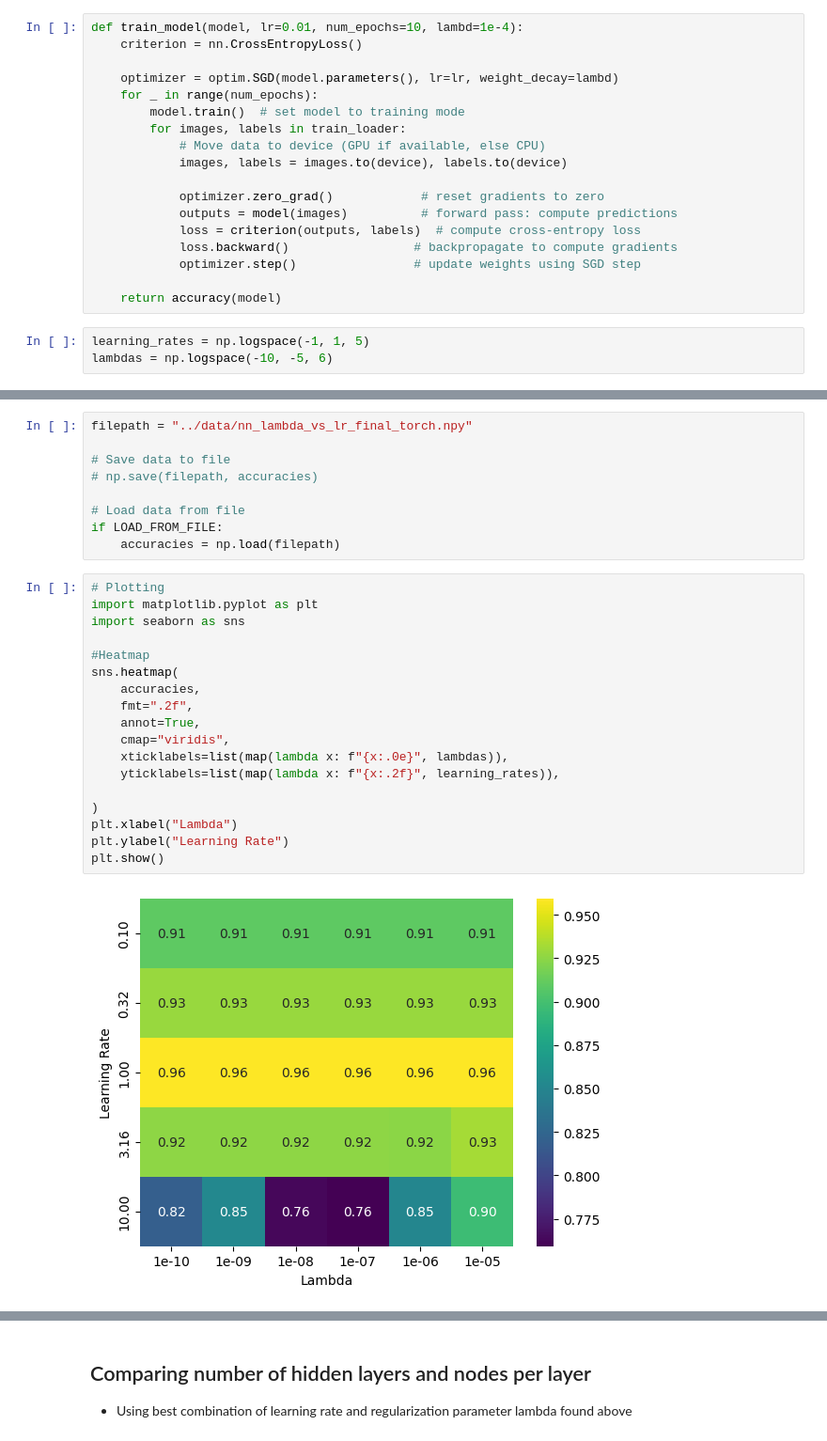
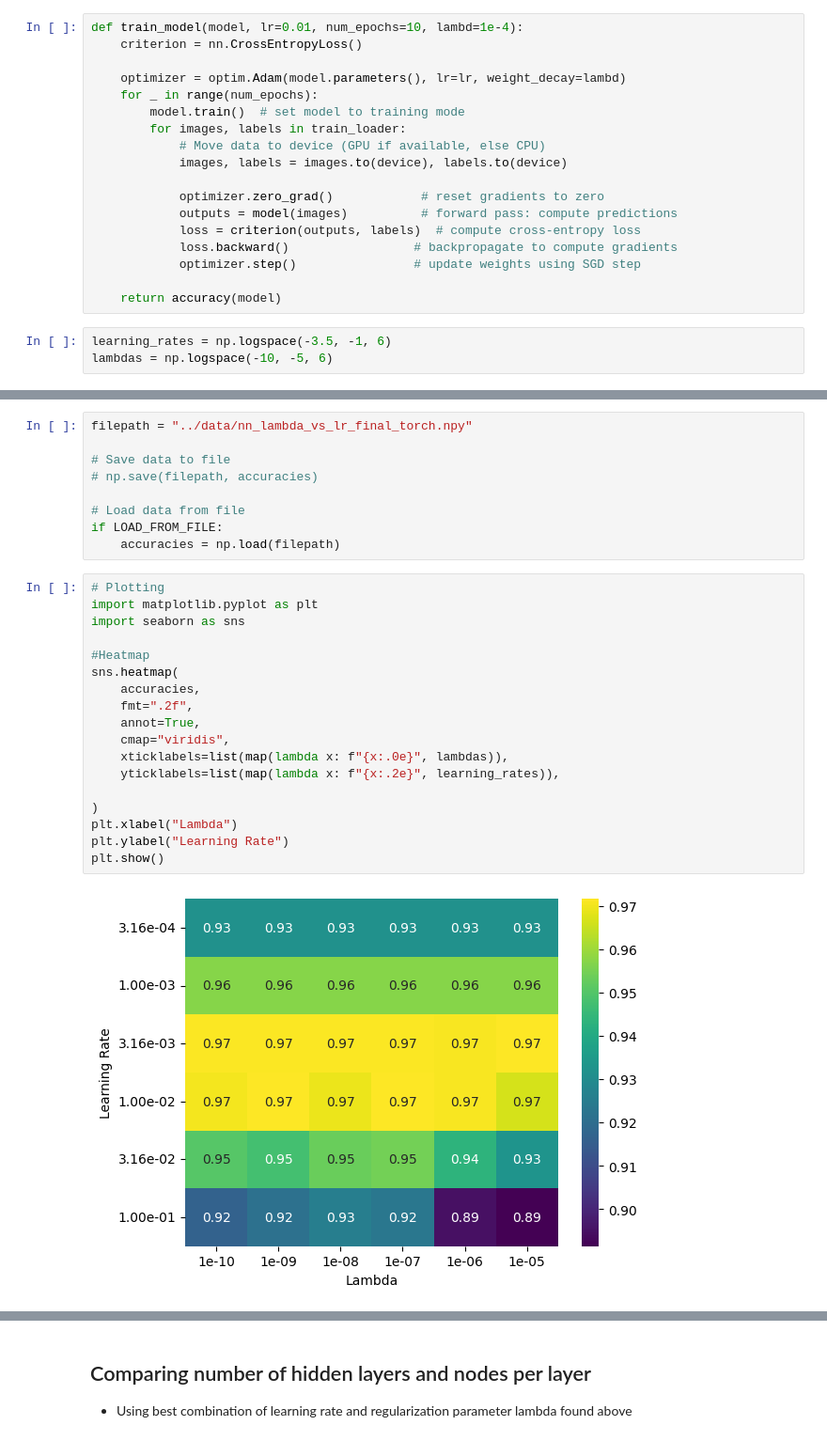
Before and after one commit to HeineEH/FYS-STK3155_Project2, a Jupyter notebook: code/exercise_2f_pytorch.ipynb, the cells around one changed output, grey strips where cells are left out. Shown at 94% size. Drawn from its saved outputs; the diff is of its cells as text.

Commit message:
Updated pytorch classification run with ADAM

```diff
--- a/code/exercise_2f_pytorch.ipynb
+++ b/code/exercise_2f_pytorch.ipynb
@@ -76,7 +76,7 @@ def accuracy(model):
 def train_model(model, lr=0.01, num_epochs=10, lambd=1e-4):
     criterion = nn.CrossEntropyLoss()
 
-    optimizer = optim.SGD(model.parameters(), lr=lr, weight_decay=lambd)
+    optimizer = optim.Adam(model.parameters(), lr=lr, weight_decay=lambd)
     for _ in range(num_epochs):
         model.train()  # set model to training mode
         for images, labels in train_loader:
@@ -91,7 +91,7 @@ def train_model(model, lr=0.01, num_epochs=10, lambd=1e-4):
 
     return accuracy(model)
 # %%
-learning_rates = np.logspace(-1, 1, 5)
+learning_rates = np.logspace(-3.5, -1, 6)
 lambdas = np.logspace(-10, -5, 6)
 # %%
 %%skip_if LOAD_FROM_FILE
@@ -115,23 +115,23 @@ if LOAD_FROM_FILE:
 # %%
 # Plotting
 import matplotlib.pyplot as plt
 import seaborn as sns
 
 #Heatmap
 sns.heatmap(
     accuracies,
     fmt=".2f",
     annot=True,
     cmap="viridis",
     xticklabels=list(map(lambda x: f"{x:.0e}", lambdas)),
-    yticklabels=list(map(lambda x: f"{x:.2f}", learning_rates)),
+    yticklabels=list(map(lambda x: f"{x:.2e}", learning_rates)),
 
 )
 plt.xlabel("Lambda")
 plt.ylabel("Learning Rate")
 plt.show()
 # %% [output]
-[figure, old version]
+[figure, new version]
 # %%
 best_lr_idx, best_lambd_idx = np.unravel_index(np.argmax(accuracies), accuracies.shape)
 best_lr = learning_rates[best_lr_idx]
```
Also changed, not shown: parts of 7 cells of this notebook, 3 other files.
